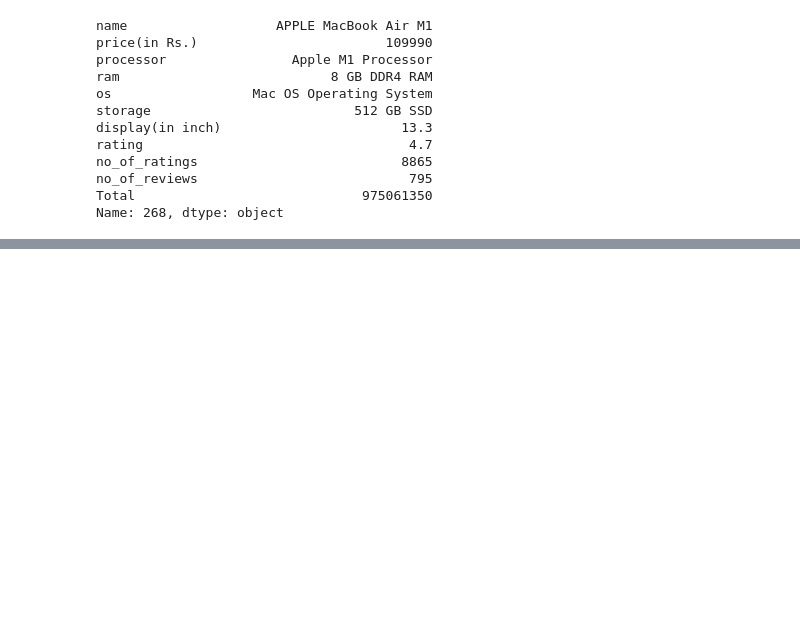
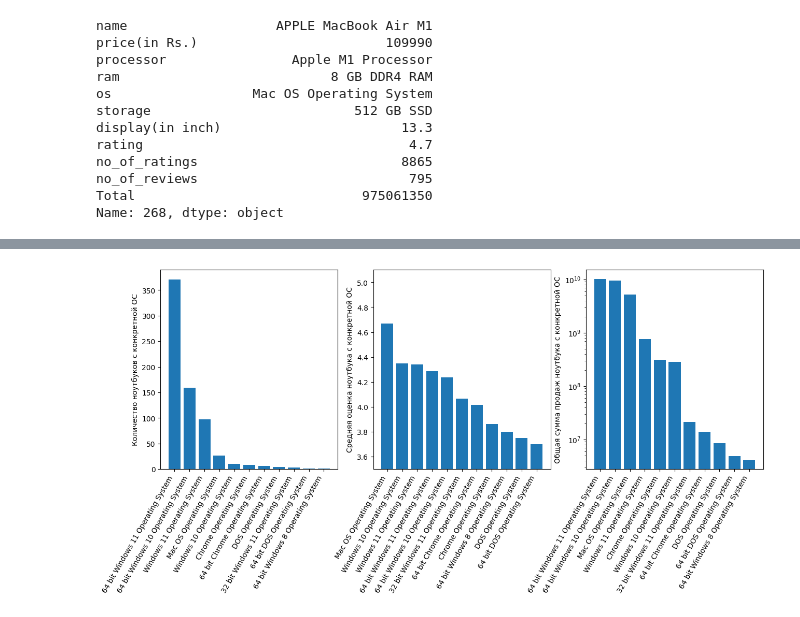
Before and after one commit to OneMoreGate/Machine_learning_MIPT, a Jupyter notebook: Modul_2/Ind_Task/done_work.ipynb, the cells around one changed output, grey strips where cells are left out. Drawn from its saved outputs; the diff is of its cells as text; code cells hidden in the pictures; blank space fills up the shorter version.

```diff
--- a/Modul_2/Ind_Task/done_work.ipynb
+++ b/Modul_2/Ind_Task/done_work.ipynb
@@ -174,0 +243,24 @@ plt.savefig('im.svg', bbox_inches = 'tight')
+# %%
+os_mean = df.groupby('os')['rating'].mean().sort_values(ascending = False).reset_index()
+so_count = df.groupby('os')['rating'].size().sort_values(ascending = False).reset_index()
+os_sum = df.groupby('os')['Total'].sum().sort_values(ascending = False).reset_index()
+
+fig, ax = plt.subplots(ncols=3, nrows=1, figsize = [15, 5])
+
+ax[0].bar(os_count['os'], os_count['rating'])
+ax[0].set_xticks(ax[0].get_xticks(), ax[0].get_xticklabels(), rotation=60, ha='right')
+ax[0].set_ylabel('Количество ноутбуков с конкретной ОС')
+
+ax[1].bar(os_mean['os'], os_mean['rating'])
+ax[1].set_xticks(ax[1].get_xticks(), ax[1].get_xticklabels(), rotation=60, ha='right')
+ax[1].set_ylabel('Средняя оценка ноутбука с конкретной ОС')
+ax[1].set_ylim([3.5,5.1])
+
+ax[2].bar(os_sum['os'], os_sum['Total'])
+ax[2].set_xticks(ax[2].get_xticks(), ax[2].get_xticklabels(), rotation=60, ha='right')
+ax[2].set_ylabel('Общая сумма продаж ноутбука с конкретной ОС')
+ax[2].set_yscale('log')
+
+plt.savefig('os_info.svg', bbox_inches = 'tight')
+# %% [output]
+[figure, added]
```
Also changed, not shown: parts of 28 cells of this notebook, 7 other files.
